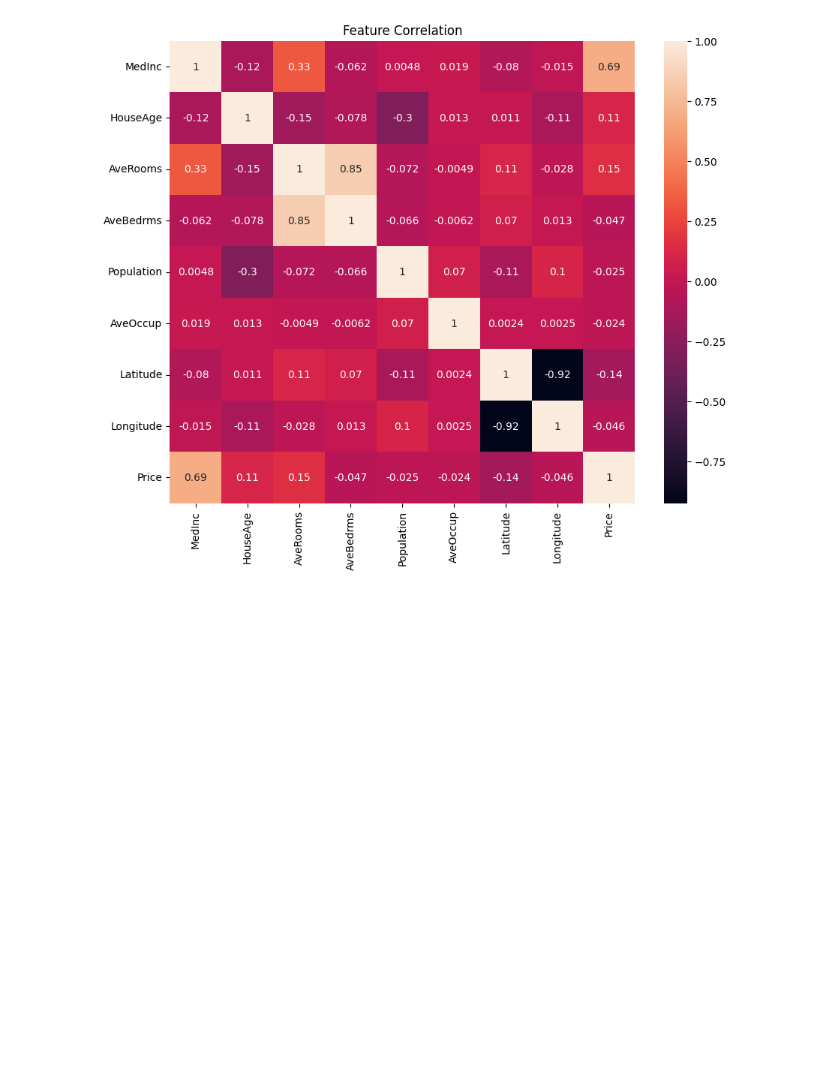
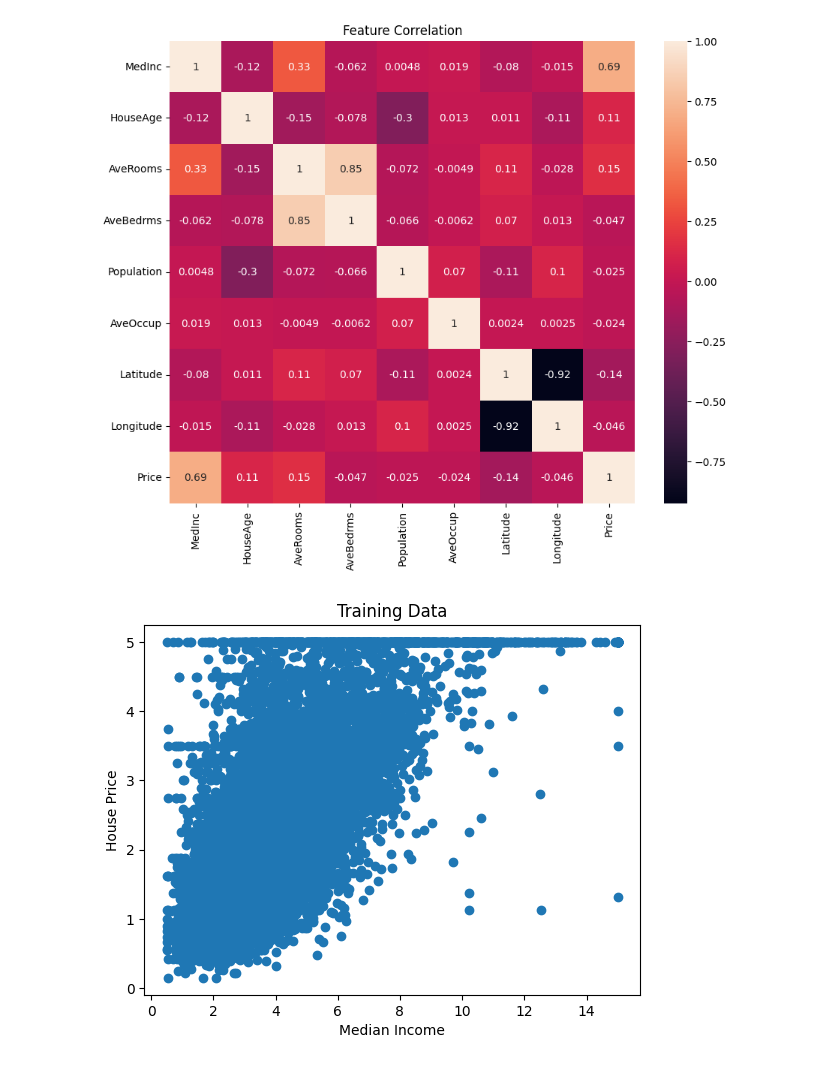
Before and after one commit to aimbxt/housing-price-predictor, a Jupyter notebook: notebooks/analysis.ipynb, the cells around one changed output. Drawn from its saved outputs; the diff is of its cells as text; code cells hidden in the pictures; blank space fills up the shorter version.

```diff
--- a/notebooks/analysis.ipynb
+++ b/notebooks/analysis.ipynb
@@ -71,3 +69,24 @@ plt.title("Feature Correlation")
 plt.show()
 # %% [output]
 [figure]
+# %%
+X = df[["MedInc"]]
+y = df["Price"]
+# %%
+from sklearn.model_selection import train_test_split
+
+X_train, X_test, y_train, y_test = train_test_split(
+    X,
+    y,
+    test_size=0.2,
+    random_state=42
+)
+# %%
+plt.scatter(X_train, y_train)
+plt.xlabel("Median Income")
+plt.ylabel("House Price")
+plt.title("Training Data")
+
+plt.show()
+# %% [output]
+[figure, added]
```
Also changed, not shown: parts of 1 cell of this notebook.
